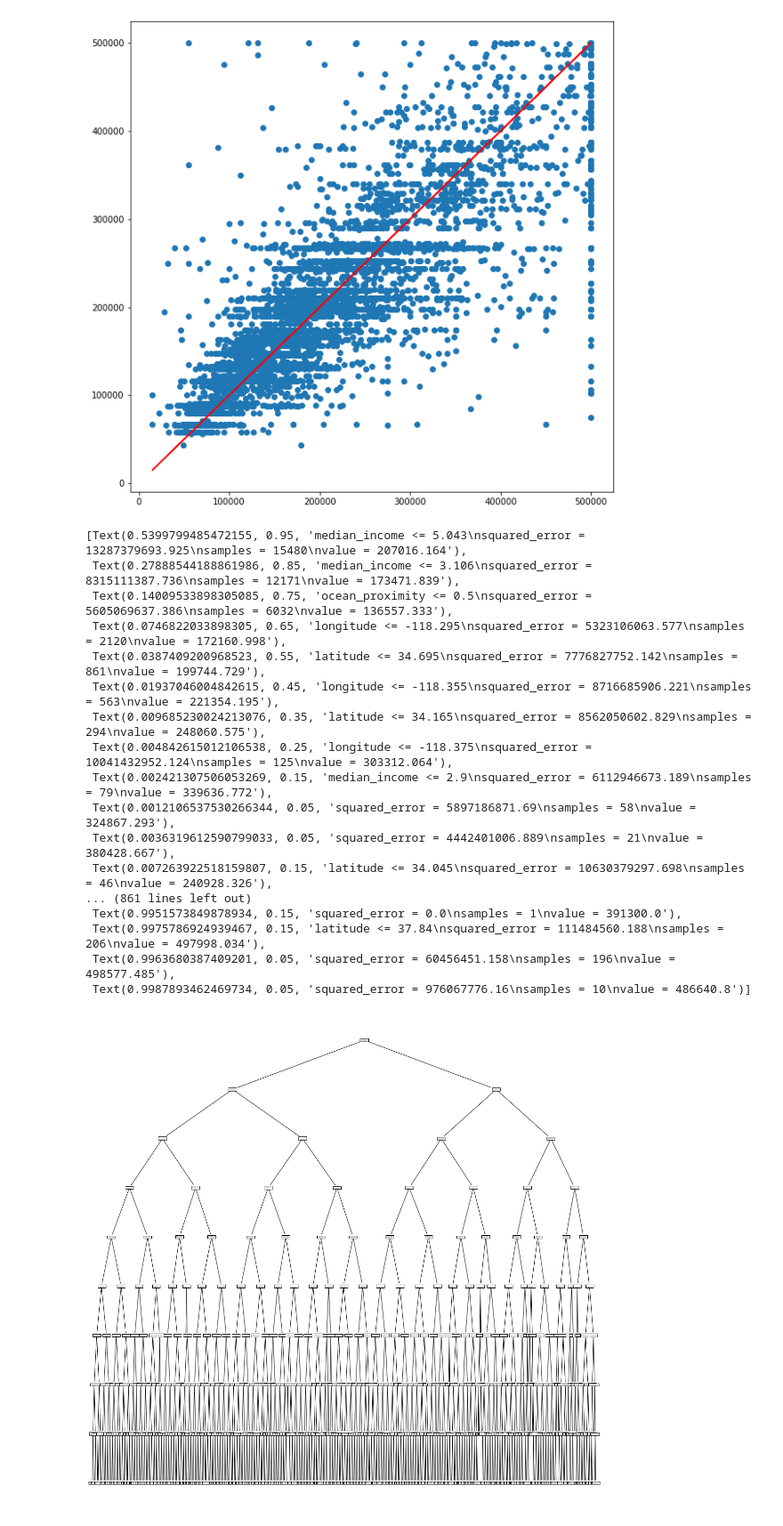
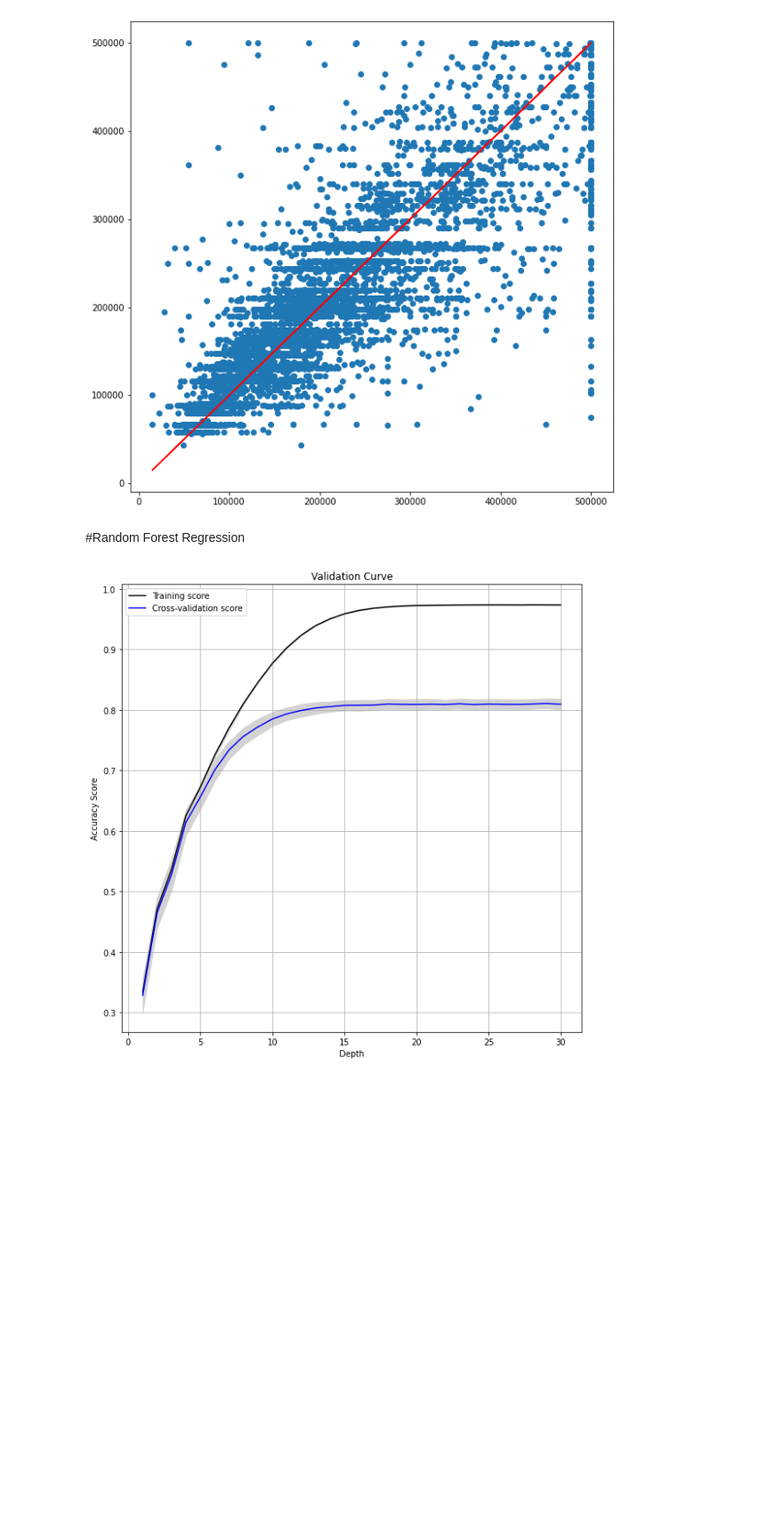
Before and after one commit to wwaihoe/data-proj, a Jupyter notebook: California Housing Prices (1990)/California Housing Prices (1990).ipynb, the cells around one changed output. Shown at 89% size. Saved outputs shown, nothing was run; the diff lists cells and outputs as text; code cells hidden in the pictures; blank space fills up the shorter version.

Commit message:
added random tree regression and removed plot tree as it was too big to be displayed

```diff
--- a/California Housing Prices (1990)/California Housing Prices (1990).ipynb
+++ b/California Housing Prices (1990)/California Housing Prices (1990).ipynb
@@ -170,26 +174,29 @@ print("r-squared value:",sklearn.metrics.r2_score(y_test,pred_dtr))
 # %% [output]
 r-squared value: 0.719022355004263
 [figure]
-# %%
-from sklearn.tree import plot_tree
-plt.figure(figsize=(20,20))
-plot_tree(dtr,feature_names=['longitude','latitude','housing_median_age','total_rooms','total_bedrooms','population','households','median_income','ocean_proximity'])
-# %% [output]
-[Text(0.5399799485472155, 0.95, 'median_income <= 5.043\nsquared_error = 13287379693.925\nsamples = 15480\nvalue = 207016.164'),
- Text(0.27888544188861986, 0.85, 'median_income <= 3.106\nsquared_error = 8315111387.736\nsamples = 12171\nvalue = 173471.839'),
- Text(0.14009533898305085, 0.75, 'ocean_proximity <= 0.5\nsquared_error = 5605069637.386\nsamples = 6032\nvalue = 136557.333'),
- Text(0.0746822033898305, 0.65, 'longitude <= -118.295\nsquared_error = 5323106063.577\nsamples = 2120\nvalue = 172160.998'),
- Text(0.0387409200968523, 0.55, 'latitude <= 34.695\nsquared_error = 7776827752.142\nsamples = 861\nvalue = 199744.729'),
- Text(0.01937046004842615, 0.45, 'longitude <= -118.355\nsquared_error = 8716685906.221\nsamples = 563\nvalue = 221354.195'),
- Text(0.009685230024213076, 0.35, 'latitude <= 34.165\nsquared_error = 8562050602.829\nsamples = 294\nvalue = 248060.575'),
- Text(0.004842615012106538, 0.25, 'longitude <= -118.375\nsquared_error = 10041432952.124\nsamples = 125\nvalue = 303312.064'),
- Text(0.002421307506053269, 0.15, 'median_income <= 2.9\nsquared_error = 6112946673.189\nsamples = 79\nvalue = 339636.772'),
- Text(0.0012106537530266344, 0.05, 'squared_error = 5897186871.69\nsamples = 58\nvalue = 324867.293'),
- Text(0.0036319612590799033, 0.05, 'squared_error = 4442401006.889\nsamples = 21\nvalue = 380428.667'),
- Text(0.007263922518159807, 0.15, 'latitude <= 34.045\nsquared_error = 10630379297.698\nsamples = 46\nvalue = 240928.326'),
-... (861 lines left out)
- Text(0.9951573849878934, 0.15, 'squared_error = 0.0\nsamples = 1\nvalue = 391300.0'),
- Text(0.9975786924939467, 0.15, 'latitude <= 37.84\nsquared_error = 111484560.188\nsamples = 206\nvalue = 497998.034'),
- Text(0.9963680387409201, 0.05, 'squared_error = 60456451.158\nsamples = 196\nvalue = 498577.485'),
- Text(0.9987893462469734, 0.05, 'squared_error = 976067776.16\nsamples = 10\nvalue = 486640.8')]
-[figure, removed]
+# %% [markdown]
+#Random Forest Regression
+# %%
+from sklearn.ensemble import RandomForestRegressor
+
+#Finding optimal depth with validation curve
+param_range = range(0,31)
+train_scores, test_scores = validation_curve(RandomForestRegressor(), x_train, y_train, param_name="max_depth", param_range=param_range)
+train_mean = np.mean(train_scores, axis=1)
+train_std = np.std(train_scores, axis=1)
+test_mean = np.mean(test_scores, axis=1)
+test_std = np.std(test_scores, axis=1)
+
+plt.figure(figsize=(10,10))
+plt.plot(param_range, train_mean, label="Training score", color="black")
+plt.plot(param_range, test_mean, label="Cross-validation score", color="blue")
+plt.fill_between(param_range, train_mean - train_std, train_mean + train_std, color="lightgray")
+plt.fill_between(param_range, test_mean - test_std, test_mean + test_std, color="lightgray")
+plt.title("Validation Curve")
+plt.xlabel("Depth")
+plt.ylabel("Accuracy Score")
+plt.legend(loc="best")
+plt.grid()
+plt.show()
+# %% [output]
+[figure, added]
```
Also changed, not shown: parts of 6 cells of this notebook.
